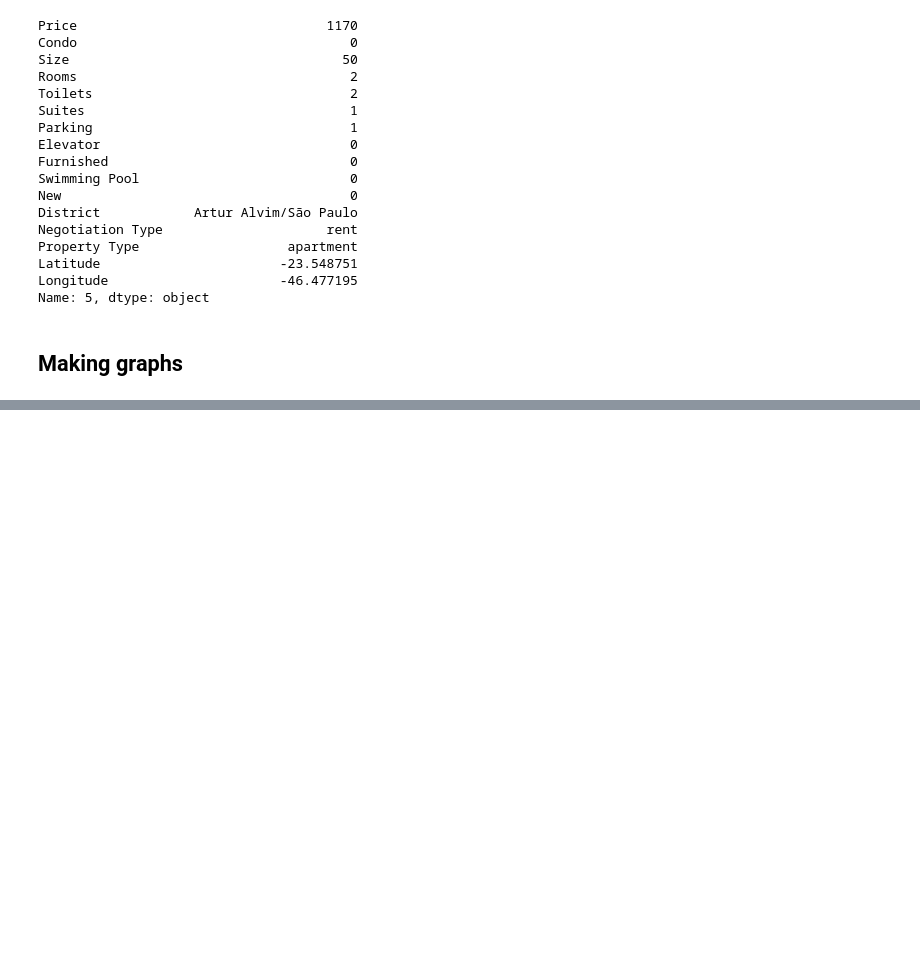
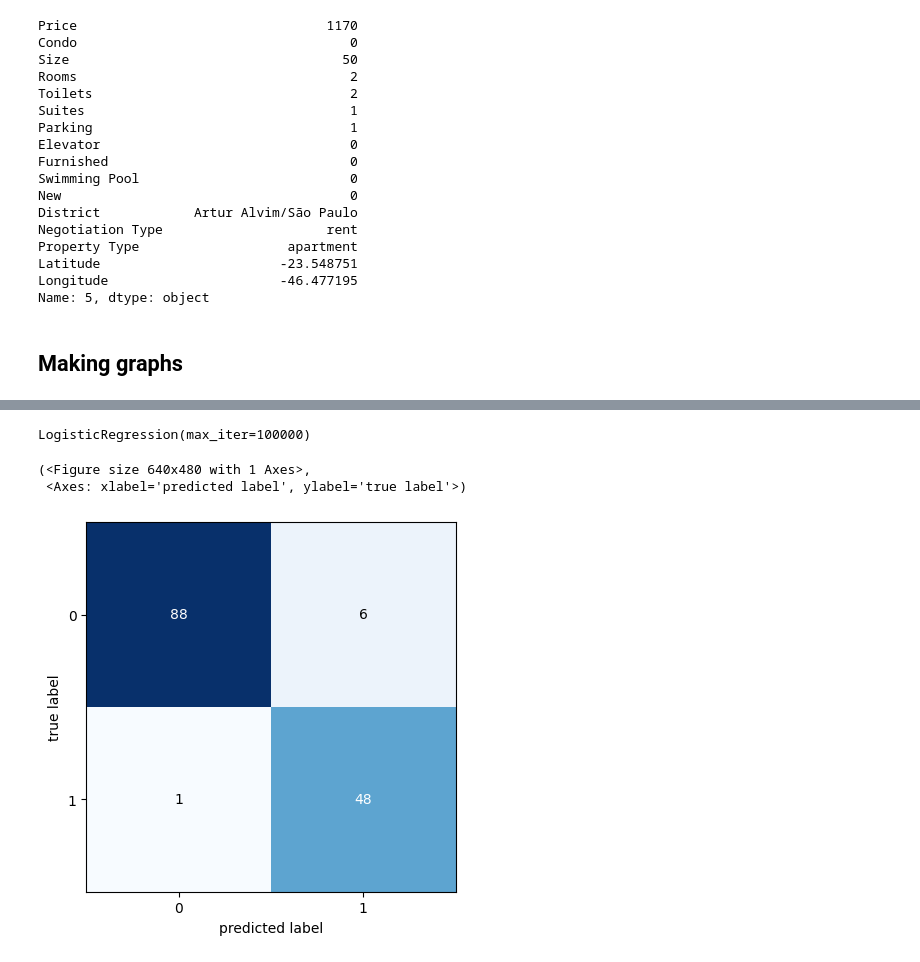
Before and after one commit to JzBreno/Santander-Open-Coders---Data-Science, a Jupyter notebook: Introdução ao Data Science/Main.ipynb, the cells around one changed output, grey strips where cells are left out. Saved outputs shown, nothing was run; the diff lists cells and outputs as text; code cells hidden in the pictures; blank space fills up the shorter version.

```diff
--- a/Introdução ao Data Science/Main.ipynb
+++ b/Introdução ao Data Science/Main.ipynb
@@ -340,0 +510,3 @@ pyplot.show()
+# %%
+modelo = LogisticRegression( max_iter=100000)
+x_treino, x_teste, Y_treino, Y_teste = train_test_split(x, y)
@@ -340,0 +575,14 @@ pyplot.show()
+# %%
+modelo.fit(x_treino, Y_treino)
+# %% [output]
+LogisticRegression(max_iter=100000)
+# %%
+y_previsto = modelo.predict(x_teste)
+# %%
+cm = confusion_matrix(y_previsto,  Y_teste)
+# %%
+plot_confusion_matrix(cm)
+# %% [output]
+(<Figure size 640x480 with 1 Axes>,
+ <Axes: xlabel='predicted label', ylabel='true label'>)
+[figure, added]
```
Also changed, not shown: parts of 38 cells of this notebook, 2 other files.
